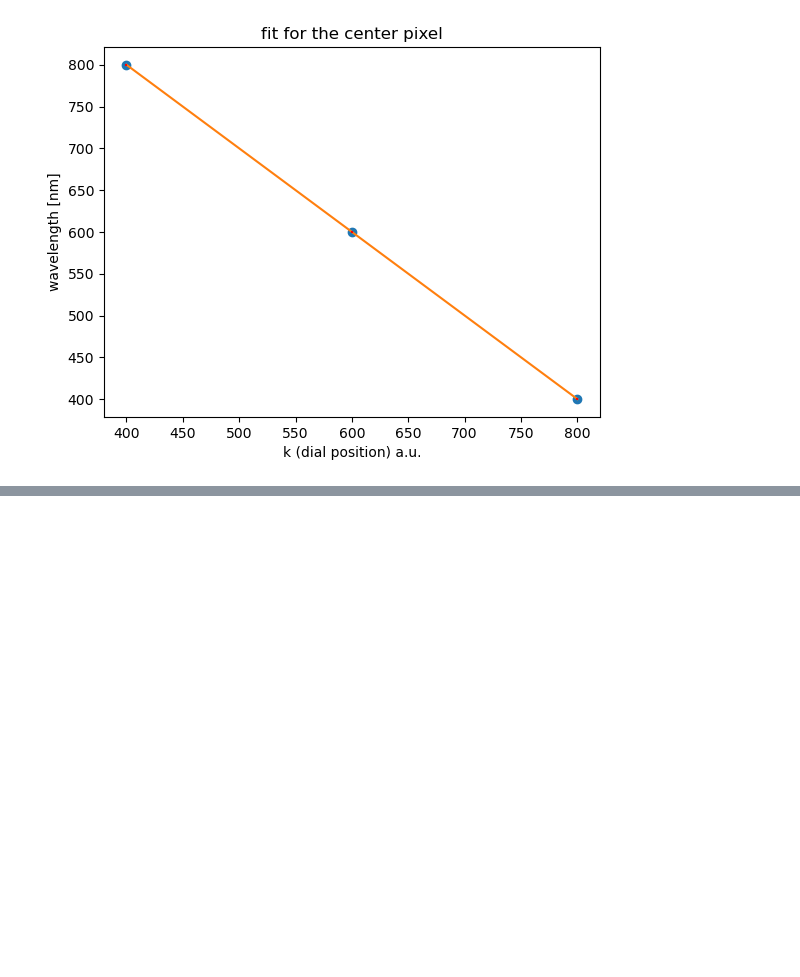
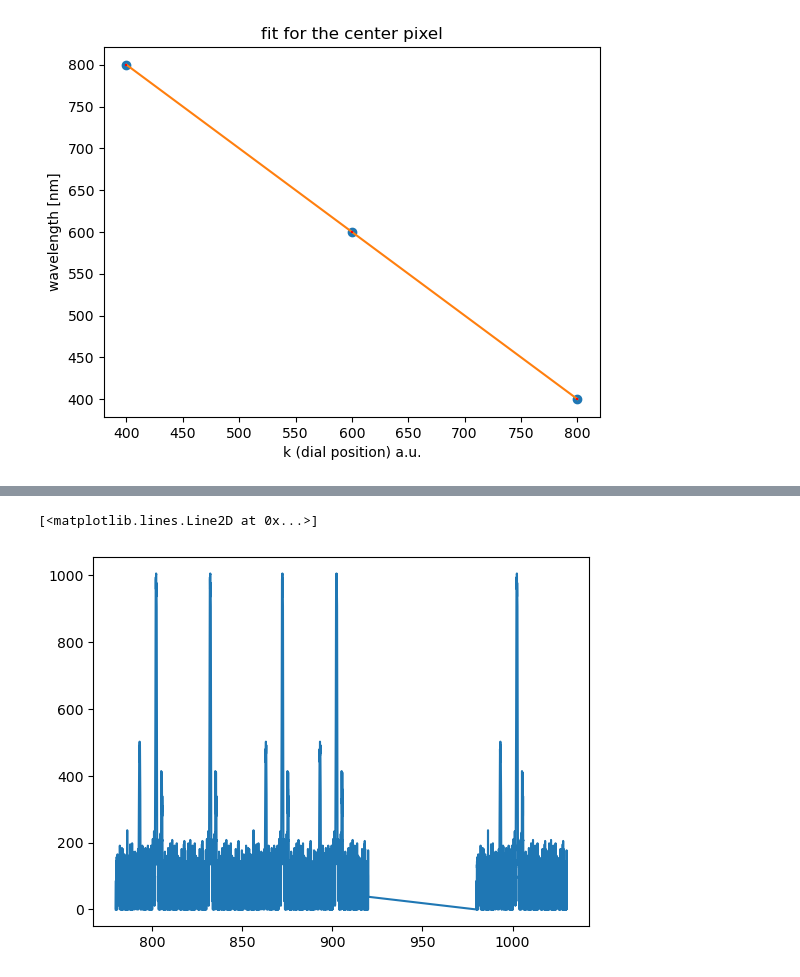
Before and after one commit to mengislukas-beep/Labor_Kiran_Lukas, a Jupyter notebook: Spektro2/spectroscopyII.ipynb, the cells around one changed output, grey strips where cells are left out. Saved outputs shown, nothing was run; the diff lists cells and outputs as text; code cells hidden in the pictures; blank space fills up the shorter version.

```diff
--- a/Spektro2/spectroscopyII.ipynb
+++ b/Spektro2/spectroscopyII.ipynb
@@ -100,0 +101,10 @@ print(lamda(1440, 1000))
+# %%
+##### go to other jupyter to create the solar spectrum from images
+
+data = np.loadtxt("images/spectrum.txt", delimiter=',')
+wavelength = data[:, 0]
+intensity = data[:, 1]
+plt.plot(wavelength, intensity)
+# %% [output]
+[<matplotlib.lines.Line2D at 0x...>]
+[figure, added]
```
Also changed, not shown: parts of 4 cells of this notebook, 2 other files.
